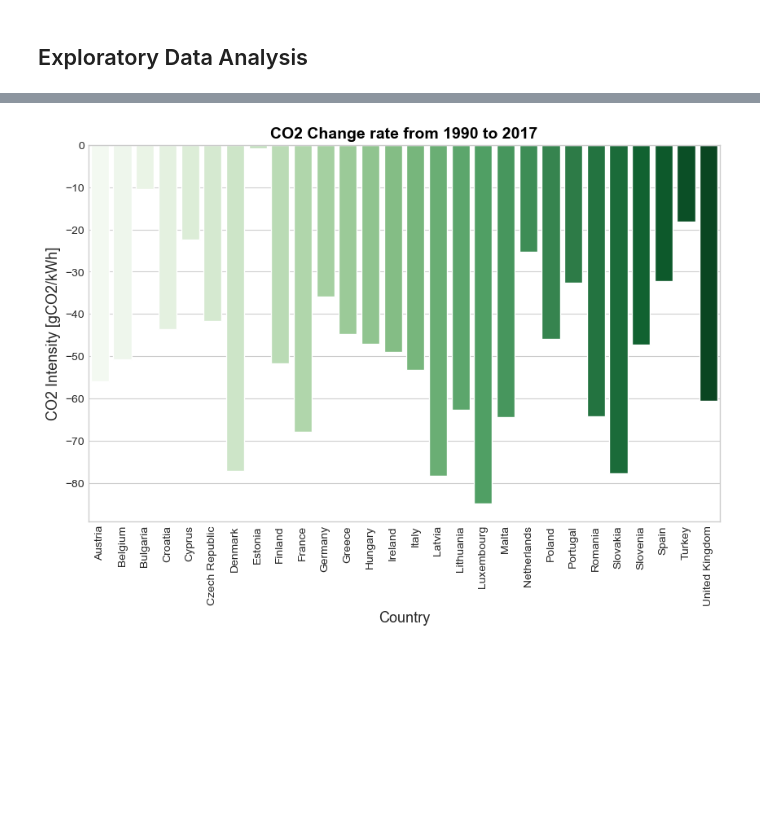
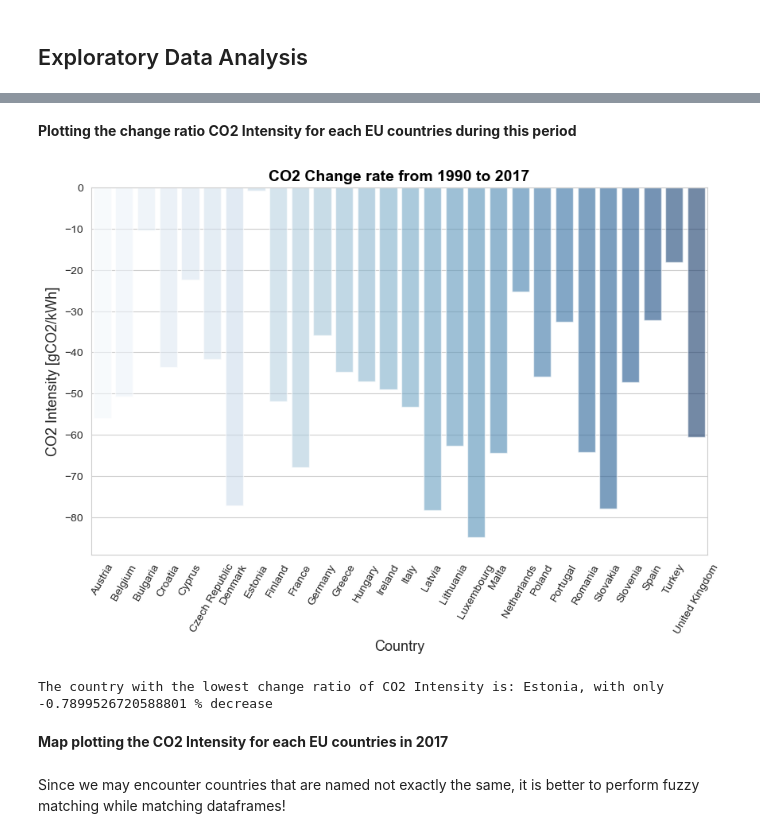
Before and after one commit to endritmustafa96/CO2-INTENSITY-OF-ELECTRICITY-GENERATION-IN-EU-COUNTRIES, a Jupyter notebook: CO2 Intensity of Electricity Generation/CO2_Intensity_Electricity_Analysis_EU.ipynb, the cells around one changed output, grey strips where cells are left out. Cells and saved outputs as stored; diff of their text form; code cells hidden in the pictures; blank space fills up the shorter version.

```diff
--- a/CO2 Intensity of Electricity Generation/CO2_Intensity_Electricity_Analysis_EU.ipynb
+++ b/CO2 Intensity of Electricity Generation/CO2_Intensity_Electricity_Analysis_EU.ipynb
@@ -221 +313,3 @@ plt.show()
+# %% [markdown]
+**Plotting the change ratio CO2 Intensity for each EU countries during this period**
 # %%
@@ -232,15 +328,26 @@ df_change = df_change.loc[df_change['Average'] >= 10].copy()
 # %%
+# Plotting the change ratio of CO2 Intensity for each EU country through the years
+
 plt.figure(figsize=(10, 6))
-sns.barplot(data=df_change, x='Country_Name', y='ChangeRatio',palette='Greens')
+sns.barplot(data=df_change, x='Country_Name', y='ChangeRatio',palette='Blues', alpha=0.6)
 
 # Setting title and labels
 plt.title('CO2 Change rate from 1990 to 2017', fontweight='bold', fontsize=14, color='black')
 plt.xlabel('Country', fontsize=13)
 plt.ylabel('CO2 Intensity [gCO2/kWh]', fontsize=13)
 
-plt.xticks(rotation = 90)
+plt.xticks(rotation = 60)
 
 plt.show()
 # %% [output]
-[figure, old version]
+[figure, new version]
+# %%
+lowest_change_country = df_change[df_change['ChangeRatio'] == df_change['ChangeRatio'].max()][['Country_Name', 'ChangeRatio']].values[0,0]
+lowest_change_ratio = df_change[df_change['ChangeRatio'] == df_change['ChangeRatio'].max()][['Country_Name', 'ChangeRatio']].values[0,1]
+
+print('The country with the lowest change ratio of CO2 Intensity is: {}, with only {} % decrease'.format(lowest_change_country, lowest_change_ratio))
+# %% [output]
+The country with the lowest change ratio of CO2 Intensity is: Estonia, with only -0.7899526720588801 % decrease
+# %% [markdown]
+**Map plotting the CO2 Intensity for each EU countries in 2017**
 # %%
@@ -261,3 +364,5 @@ standardized_country_names = world['name'].tolist()
+# %% [markdown]
+Since we may encounter countries that are named not exactly the same, it is better to perform fuzzy matching while matching dataframes!
 # %%
 # Performing fuzzy matching for each country name in df_max_type
 
```
Also changed, not shown: parts of 44 cells of this notebook.
